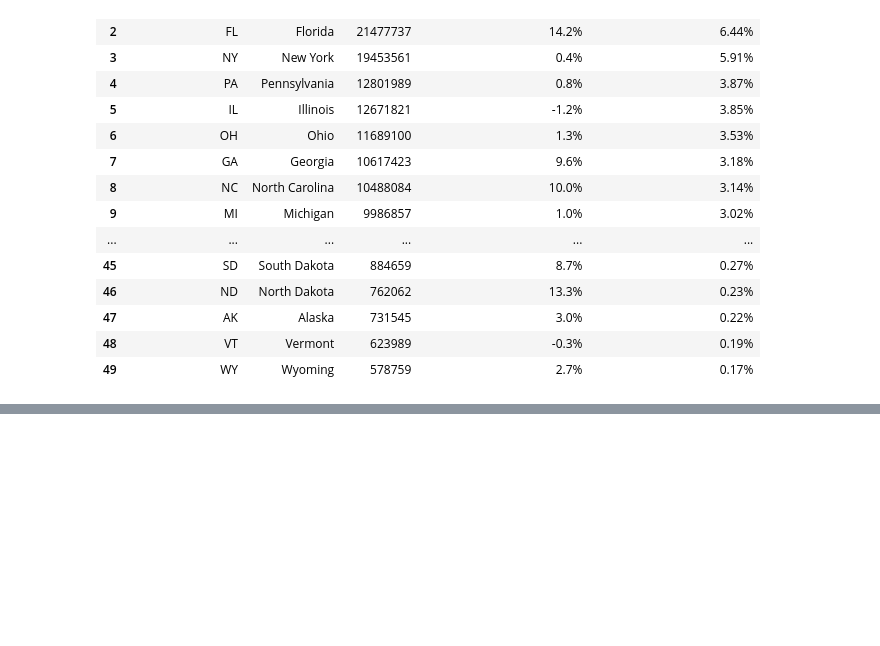
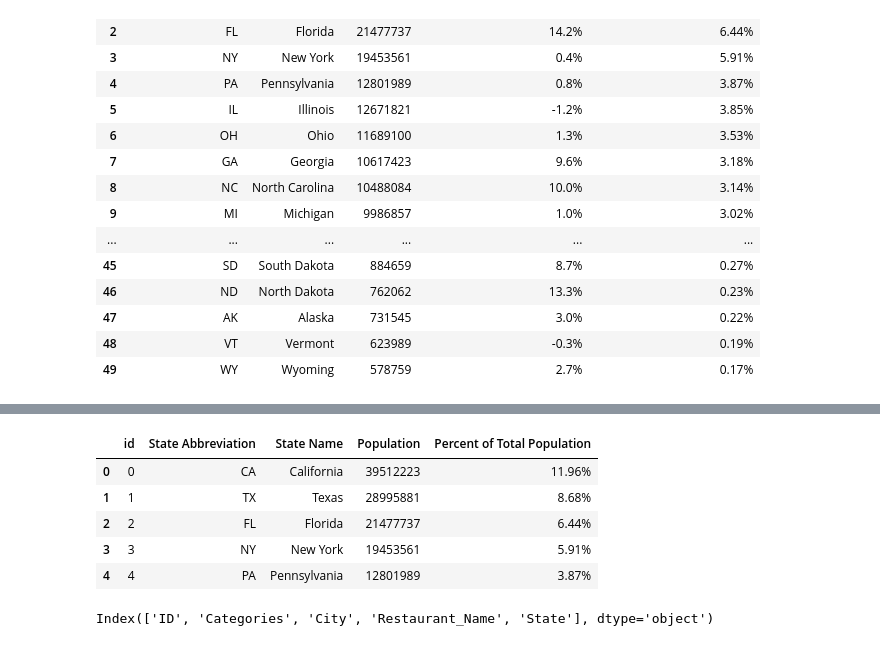
Before and after one commit to jhye1023/States-FastFood-Project, a Jupyter notebook: fast_food.ipynb, the cells around one changed output, grey strips where cells are left out. Saved outputs shown, nothing was run; the diff lists cells and outputs as text; code cells hidden in the pictures; blank space fills up the shorter version.

```diff
--- a/fast_food.ipynb
+++ b/fast_food.ipynb
@@ -260,0 +270,4 @@ populate_by_state
+# %%
+#connect to local database
+rds_connection_string = "todda:pwd1!@#$@localhost:5432/restaurant_db"
+engine = create_engine(f'postgresql://{rds_connection_string}')
@@ -260,0 +280,13 @@ populate_by_state
+# %%
+pd.read_sql_query('select * from state_population', con=engine).head()
+# %% [output]
+|  | id | State Abbreviation | State Name | Population | Percent of Total Population |
+| 0 | 0 | CA | California | 39512223 | 11.96% |
+| 1 | 1 | TX | Texas | 28995881 | 8.68% |
+| 2 | 2 | FL | Florida | 21477737 | 6.44% |
+| 3 | 3 | NY | New York | 19453561 | 5.91% |
+| 4 | 4 | PA | Pennsylvania | 12801989 | 3.87% |
+# %%
+fast_food_transformed.columns
+# %% [output]
+Index(['ID', 'Categories', 'City', 'Restaurant_Name', 'State'], dtype='object')
```
Also changed, not shown: parts of 11 cells of this notebook.
